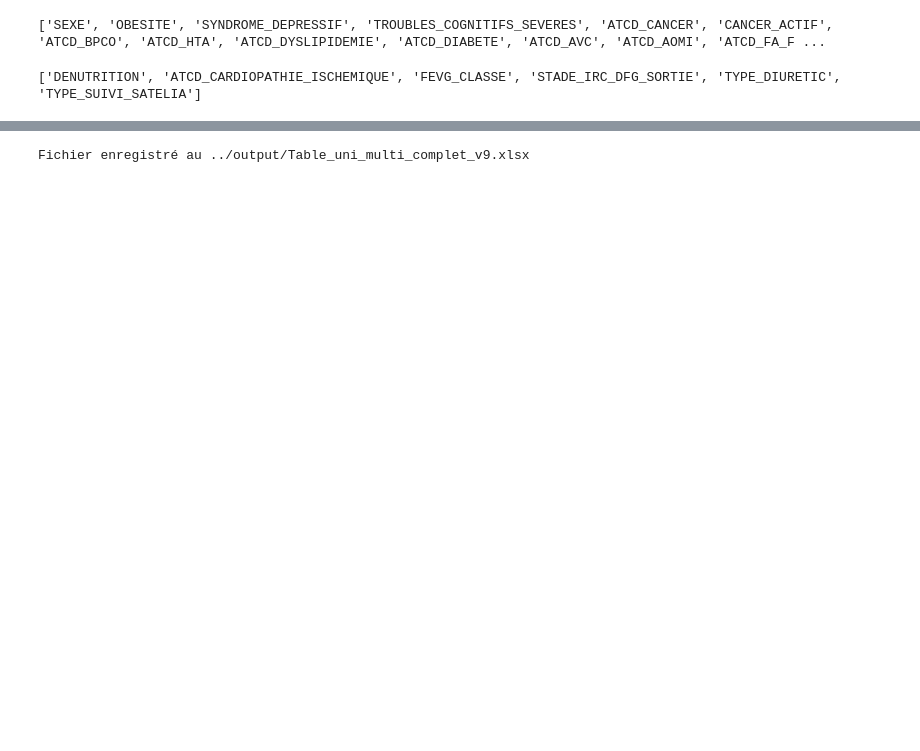
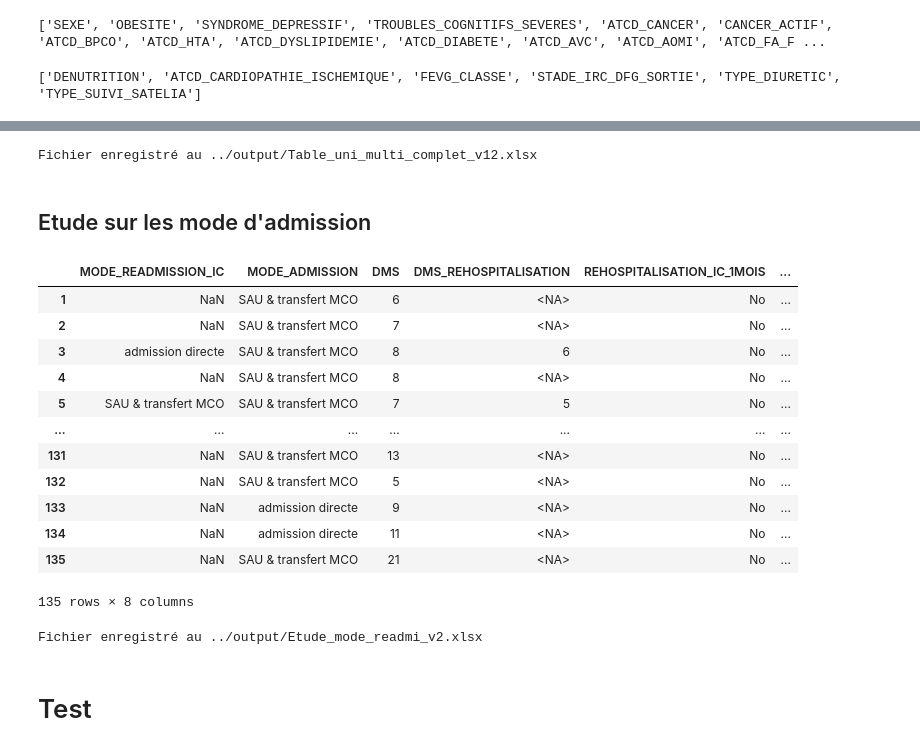
Before and after one commit to Mathieu-co/rehospitalisation-stats-R, a Jupyter notebook: Scripts/Hospitalisation_Python.ipynb, the cells around one changed output, grey strips where cells are left out. Drawn from its saved outputs; the diff is of its cells as text; code cells hidden in the pictures; blank space fills up the shorter version.

```diff
--- a/Scripts/Hospitalisation_Python.ipynb
+++ b/Scripts/Hospitalisation_Python.ipynb
@@ -776,7 +1492,45 @@ def export_to_excel_with_formatting(split_tables: dict, filename: str):
     return filename
 
 
-output_path = export_to_excel_with_formatting(split_tables, '../output/Table_uni_multi_complet_v9.xlsx')
+output_path = export_to_excel_with_formatting(split_tables, '../output/Table_uni_multi_complet_v13.xlsx')
 print(f"Fichier enregistré au {output_path}")
 # %% [output]
-Fichier enregistré au ../output/Table_uni_multi_complet_v9.xlsx
+Fichier enregistré au ../output/Table_uni_multi_complet_v12.xlsx
+# %% [markdown]
+## Etude sur les mode d'admission
+# %%
+# 1) On crée un DataFrame restreint « df_study »
+new_vars = ['MODE_READMISSION_IC', 'MODE_ADMISSION', 'DMS', 'DMS_REHOSPITALISATION']
+horizons = [
+    'REHOSPITALISATION_IC_1MOIS',
+    'REHOSPITALISATION_IC_3MOIS',
+    'REHOSPITALISATION_IC_6MOIS',
+    'REHOSPITALISATION_IC_12MOIS'
+]
+df_study = df_clean[new_vars + horizons].copy()
+
+# 2) On s’assure que les variables catégorielles ont le type Categorical
+df_study['MODE_READMISSION_IC'] = df_study['MODE_READMISSION_IC'].astype('category')
+df_study['MODE_ADMISSION']       = df_study['MODE_ADMISSION'].astype('category')
+
+levels = ['SAU & transfert MCO', 'admission directe']
+
+# 3) On définit la liste des variables continues et ordinales
+cont_vars    = ['DMS', 'DMS_REHOSPITALISATION']
+ordinal_vars = ['MODE_READMISSION_IC', 'MODE_ADMISSION']
+# %%
+df_study
+# %% [output]
+|  | MODE_READMISSION_IC | MODE_ADMISSION | DMS | DMS_REHOSPITALISATION | REHOSPITALISATION_IC_1MOIS | ... |
+| 1 | NaN | SAU & transfert MCO | 6 | <NA> | No | ... |
+| 2 | NaN | SAU & transfert MCO | 7 | <NA> | No | ... |
+| 3 | admission directe | SAU & transfert MCO | 8 | 6 | No | ... |
+| 4 | NaN | SAU & transfert MCO | 8 | <NA> | No | ... |
+| 5 | SAU & transfert MCO | SAU & transfert MCO | 7 | 5 | No | ... |
+| ... | ... | ... | ... | ... | ... | ... |
+| 131 | NaN | SAU & transfert MCO | 13 | <NA> | No | ... |
+| 132 | NaN | SAU & transfert MCO | 5 | <NA> | No | ... |
+| 133 | NaN | admission directe | 9 | <NA> | No | ... |
+| 134 | NaN | admission directe | 11 | <NA> | No | ... |
+| 135 | NaN | SAU & transfert MCO | 21 | <NA> | No | ... |
+135 rows × 8 columns
@@ -782,0 +1557,7 @@ Fichier enregistré au ../output/Table_uni_multi_complet_v9.xlsx
+# %%
+output_path = export_summaries_to_excel(results, '../output/Etude_mode_readmi_v3.xlsx')
+print(f"Fichier enregistré au {output_path}")
+# %% [output]
+Fichier enregistré au ../output/Etude_mode_readmi_v2.xlsx
+# %% [markdown]
+# Test
```
Also changed, not shown: parts of 35 cells of this notebook.
